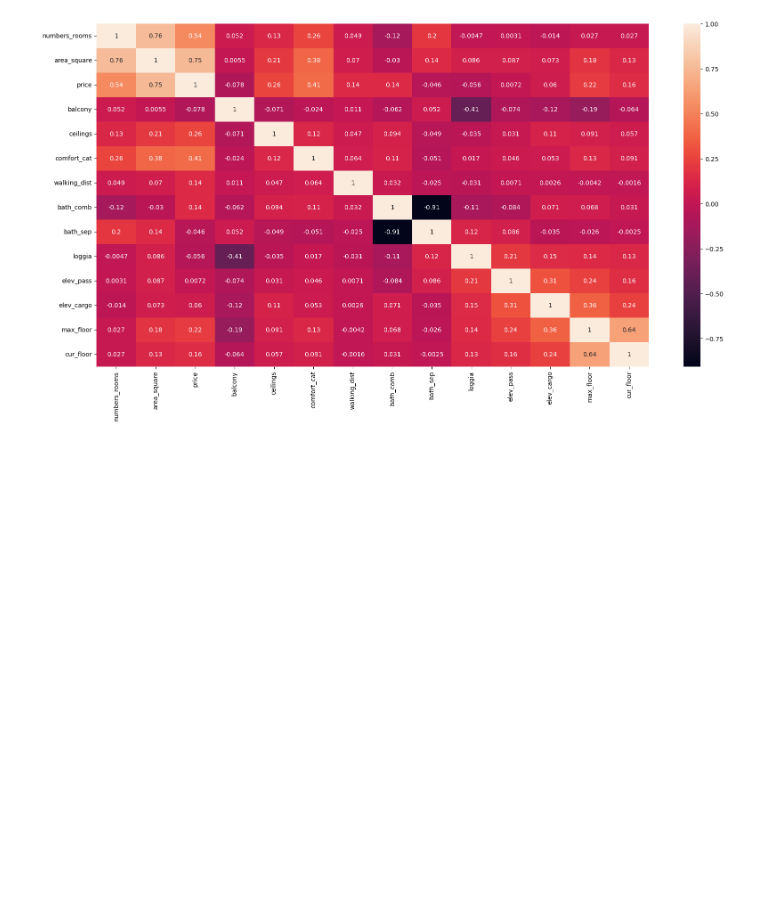
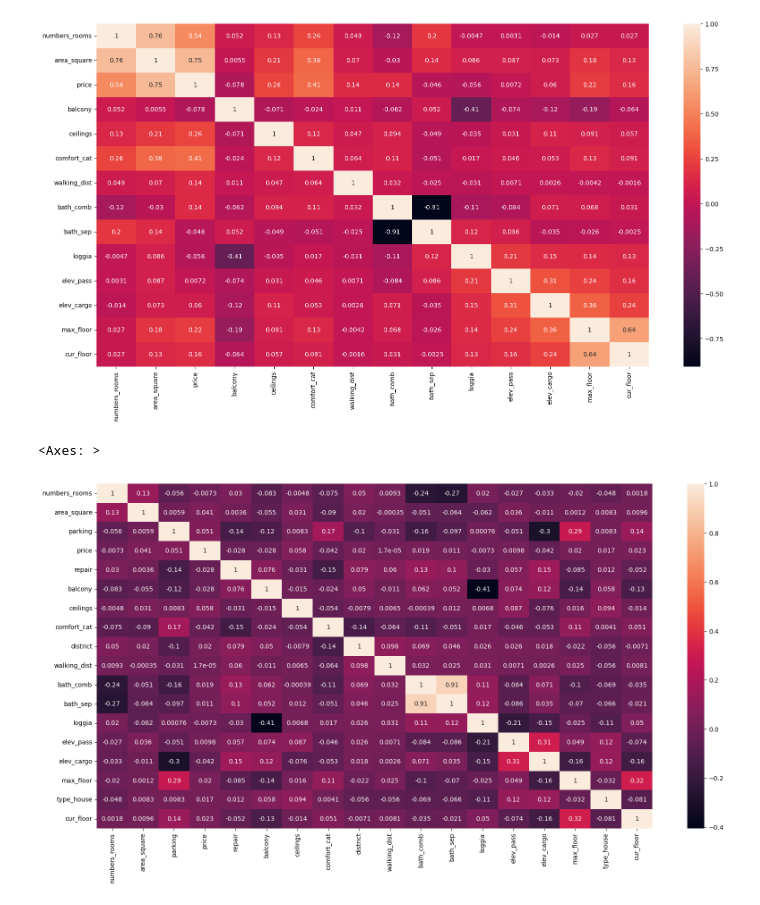
Before and after one commit to b4dm0nd4y/elbrus_ds_project_0, a Jupyter notebook: notebooks/preprocessing.ipynb, the cells around one changed output. Saved outputs shown, nothing was run; the diff lists cells and outputs as text; code cells hidden in the pictures; blank space fills up the shorter version.

```diff
--- a/notebooks/preprocessing.ipynb
+++ b/notebooks/preprocessing.ipynb
@@ -591,2 +638,31 @@ sns.heatmap(df.corr(numeric_only=True), annot=True)
+# %%
+def classify_building(value):
+    if value == ' Панельный':
+        return 0.28
+    elif value == ' Кирпичный':
+        return 0.41
+    elif value == ' Монолитный':
+        return 0.50
+    elif value == ' Блочный':
+        return 0.26
+    elif value == ' Монолитно-кирпичный':
+        return 0.69
+    elif value == ' Сталинский':
+        return 0.56
+    elif value == ' старый фонд':
+        return 1
+
+
+df['type_house'] = pd.to_numeric(df['type_house'].map(classify_building))
 # %%
 # Кодируем парковку
+# %%
+def classify_parking(value):
+    if value == 'подземная':
+        return 1
+    elif value in ['наземная','открытая','нет парковки']:
+        return 0.5
+    elif value == 'многоуровневая':
+        return 0.65
+
+df['parking'] = pd.to_numeric(df.loc[:,'parking'].map(classify_parking))
@@ -592,0 +671,15 @@ sns.heatmap(df.corr(numeric_only=True), annot=True)
+# %%
+df['balcony'] = df['balcony'].astype(int)
+df['comfort_cat'] = df['comfort_cat'].astype(int)
+df['walking_dist'] = df['walking_dist'].astype(int)
+df['bath_comb'] = df['bath_comb'].astype(int)
+df['bath_sep'] = df['bath_sep'].astype(int)
+df['loggia'] = df['loggia'].astype(int)
+df['elev_pass'] = df['elev_pass'].astype(int)
+df['elev_cargo'] = df['elev_cargo'].astype(int)
+# %%
+plt.figure(figsize=(20,10))
+sns.heatmap(df.apply(lambda x : pd.factorize(x)[0]).corr(method='pearson', min_periods=1), annot=True)
+# %% [output]
+<Axes: >
+[figure, added]
```
Also changed, not shown: parts of 12 cells of this notebook, 2 other files.
